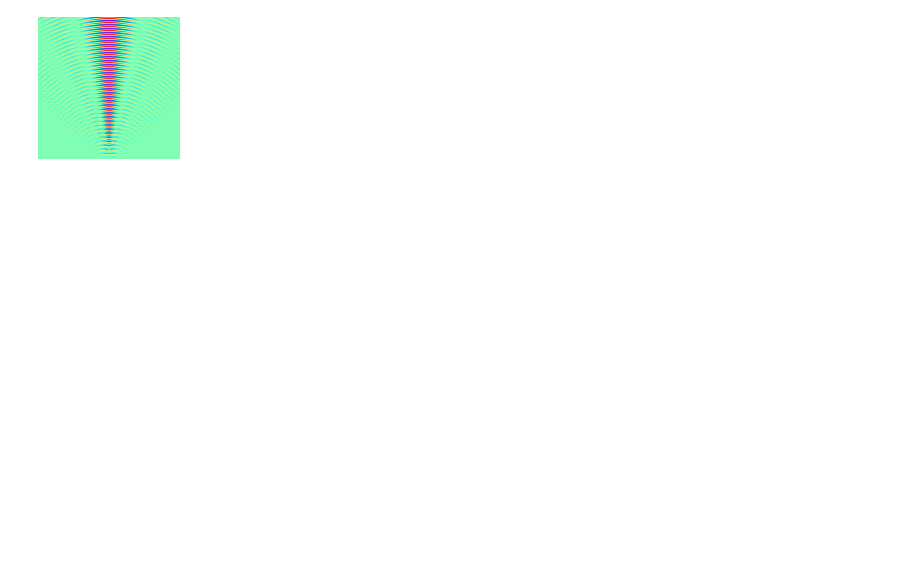
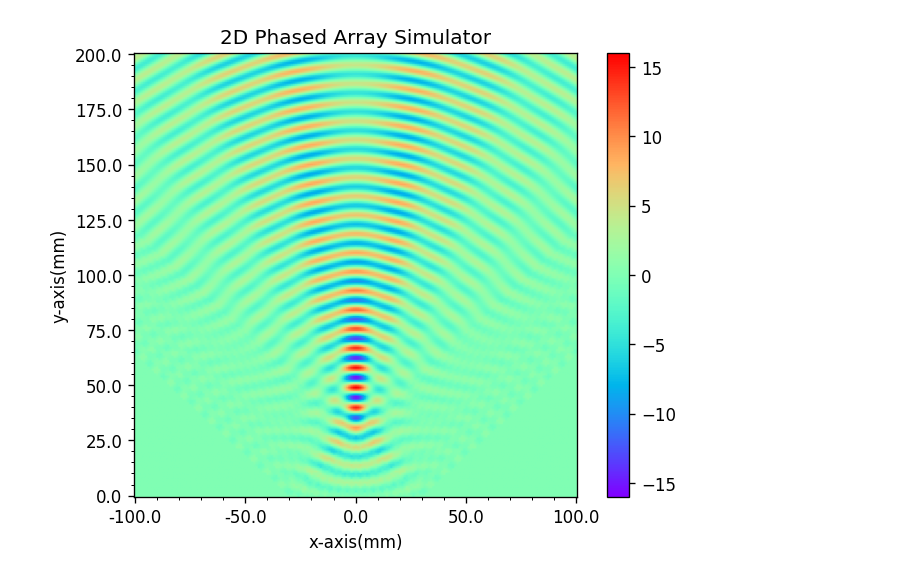
Before and after one commit to ShotaSasaki-HCU/Prog2kakushin, a Jupyter notebook: work2.ipynb, the cells around one changed output. Drawn from its saved outputs; the diff is of its cells as text; code cells hidden in the pictures; blank space fills up the shorter version.

```diff
--- a/work2.ipynb
+++ b/work2.ipynb
@@ -21,17 +21,25 @@ import matplotlib.ticker as ticker
 # range_x_L：x軸方向レンジ左(mm)
 # range_y_T：y軸方向レンジ上(mm)
 # range_y_B：y軸方向レンジ下(mm)
-# calc_width：計算幅(mm)
+# calc_width：計算幅(mm) # 波長の８分の１くらいを推奨
 
-def linear_phased_array(A=1, f=40000 * 3, v=340.29*1000, t=0, range_x_R=50, range_x_L=-50, range_y_T=100, range_y_B = 0, calc_width = (v / f) / 4):
-  print(calc_width)
+# tr_num：送信素子数（個）
+# tr_directivity：送信素子指向性(rad)
+# tr_clearance：送信素子間隔(mm) # 半波長以下を推奨
 
-  tr_num = 8 # 送信素子数（個）
-  tr_directivity = np.deg2rad(95) # 送信素子指向性(rad)
-  tr_clearance = (v / f) / 2 # 送信素子間隔(mm)
+# ビームフォーミングモード（デフォルト）
+# beam_direction：合成波の指向方向(rad)
+
+# 集束モード
+# use_convergent_mode：Trueで集束モードを有効化（デフォルト：False）
+# convergent_point：集束点の座標
+
+# ２次元配列の要素数に合わせた画像を保存する機能
+# matrix2image
+
+def linear_phased_array(A=1, f=40000, v=340.29*1000, t=0, range_x_R=100, range_x_L=-100, range_y_T=200, range_y_B=0, calc_width=1, tr_num=16, tr_directivity=np.deg2rad(95), tr_clearance=4, beam_direction=np.deg2rad(90), use_convergent_mode=False, convergent_point=(0,50)):
+  # 送信素子をx軸上に原点が中心となる様に配置する。それらの座標を計算してtr_x_coordに格納する。
   tr_x_coord = [] # 送信素子のx座標（y座標は0で固定）
-
-  # 送信素子をx軸上に原点が中心となる様に配置する。それらの座標を計算してtr_x_coordに格納する。
   if (tr_num % 2) == 1: # 送信素子数が奇数個のとき
     for n in range(0, tr_num):
       tr_x_coord.append(-((tr_num // 2) * tr_clearance) + (n * tr_clearance))
@@ -39,12 +47,9 @@ def linear_phased_array(A=1, f=40000 * 3, v=340.29*1000, t=0, range_x_R=50, rang
     for n in range(0, tr_num):
       tr_x_coord.append(-(((tr_num // 2) * tr_clearance) - (tr_clearance / 2)) + (n * tr_clearance))
 
-  # ビームフォーミングモード
-  beam_direction = np.deg2rad(90) # 合成波の指向方向(rad)
-
-  # 集束モード
-  convergent_point = (0, 100) # 集束点の座標
-  d_ini = np.linalg.norm(np.array([convergent_point[0], convergent_point[1]]) - np.array([tr_x_coord[0], 0])) # 左端の送信素子と集束点の距離
+  # 集束モードが有効の場合
+  if use_convergent_mode:
+    d_ini = np.linalg.norm(np.array([convergent_point[0], convergent_point[1]]) - np.array([tr_x_coord[0], 0])) # 左端の送信素子と集束点の距離
 
   # 指定されたレンジを満たす（必要最小限は超える）Numpy２次元配列を0埋めで作成する。
   sim_result = np.zeros((int(np.ceil((range_y_T - range_y_B) / calc_width) + 1), int(np.ceil((range_x_R - range_x_L) / calc_width) + 1)))
@@ -53,10 +58,13 @@ def linear_phased_array(A=1, f=40000 * 3, v=340.29*1000, t=0, range_x_R=50, rang
   calc_y = range_y_T # 計算するy座標を初期化
   row = 0 # 行インデックス初期化
   column = 0 # 列インデックス初期化
-  for num in range(0, tr_num): # 送信素子それぞれについて左端から順次計算していく。
-    # phase_diff = num * tr_clearance * np.sin(beam_direction - (np.pi / 2)) # 位相差（距離）（ビームフォーミングモード）
-    phase_diff = np.linalg.norm(np.array([convergent_point[0], convergent_point[1]]) - np.array([tr_x_coord[num], 0])) - d_ini # 位相差（距離）（集束モード）
-    while calc_y > (range_y_B - calc_width):
+  for num in range(0, tr_num): # 送信素子それぞれについて左端から順次計算
+    if not use_convergent_mode: # ビームフォーミングモード時の位相差計算
+      phase_diff = num * tr_clearance * np.sin(beam_direction - (np.pi / 2)) # 位相差（距離）（ビームフォーミングモード）
+    else: # 集束モード時の位相差計算
+      phase_diff = np.linalg.norm(np.array([convergent_point[0], convergent_point[1]]) - np.array([tr_x_coord[num], 0])) - d_ini # 位相差（距離）（集束モード）
+
+    while calc_y > (range_y_B - calc_width): # 計算範囲（sim_result）をインデックスの昇順に走査
       while calc_x < (range_x_R + calc_width):
         vec = np.array([calc_x, calc_y]) - np.array([tr_x_coord[num], 0]) # (計算座標) - (送信素子の座標)
         from_tr = np.arctan2(vec[0], vec[1]) # 送信素子から見た計算座標の向き（y軸が0(rad)で、時計回りが正・反時計回りが負となる。）
@@ -71,32 +79,32 @@ def linear_phased_array(A=1, f=40000 * 3, v=340.29*1000, t=0, range_x_R=50, rang
     calc_y = range_y_T # 計算するy座標を初期化
     row = 0 # 行インデックス初期化
 
-  # # ここからヒートマップの表示設定
-  # fig, ax = plt.subplots(figsize=(16, 9), dpi=120)
-  # im = ax.imshow(sim_result, cmap='rainbow', aspect='equal', vmin=-A*tr_num, vmax=A*tr_num)
-  # plt.colorbar(im)
-  # # x軸目盛りの設定
-  # ax.set_xticks(np.arange(0, sim_result.shape[1], 1))
-  # ax.set_xticklabels(np.linspace(range_x_L, range_x_L+(calc_width*(sim_result.shape[1]-1)), sim_result.shape[1]))
-  # ax.xaxis.set_major_locator(ticker.AutoLocator()) # 過剰に指定された目盛りを自動調整
-  # ax.xaxis.set_minor_locator(ticker.AutoMinorLocator()) # 副目盛りで主目盛りを自動補完
-  # # y軸目盛りの設定
-  # ax.set_yticks(np.arange(sim_result.shape[0]-1, 0-1, -1))
-  # ax.set_yticklabels(np.linspace(range_y_T-(calc_width*(sim_result.shape[0]-1)), range_y_T, sim_result.shape[0]))
-  # ax.yaxis.set_major_locator(ticker.AutoLocator()) # 過剰に指定された目盛りを自動調整
-  # ax.yaxis.set_minor_locator(ticker.AutoMinorLocator()) # 副目盛りで主目盛りを自動補完
-  # # タイトル・軸ラベルの設定
-  # ax.set_title('2D Phased Array Simulator')
-  # ax.set_xlabel('x-axis(mm)')
-  # ax.set_ylabel('y-axis(mm)')
-  # plt.show()
+  # ここからヒートマップの表示設定
+  fig, ax = plt.subplots(figsize=(6.4, 4.8), dpi=120)
+  im = ax.imshow(sim_result, cmap='rainbow', aspect='equal', vmin=-A*tr_num, vmax=A*tr_num)
+  plt.colorbar(im)
+  # x軸目盛りの設定
+  ax.set_xticks(np.arange(0, sim_result.shape[1], 1))
+  ax.set_xticklabels(np.linspace(range_x_L, range_x_L+(calc_width*(sim_result.shape[1]-1)), sim_result.shape[1]))
+  ax.xaxis.set_major_locator(ticker.AutoLocator()) # 過剰に指定された目盛りを自動調整
+  ax.xaxis.set_minor_locator(ticker.AutoMinorLocator()) # 副目盛りで主目盛りを自動補完
+  # y軸目盛りの設定
+  ax.set_yticks(np.arange(sim_result.shape[0]-1, 0-1, -1))
+  ax.set_yticklabels(np.linspace(range_y_T-(calc_width*(sim_result.shape[0]-1)), range_y_T, sim_result.shape[0]))
+  ax.yaxis.set_major_locator(ticker.AutoLocator()) # 過剰に指定された目盛りを自動調整
+  ax.yaxis.set_minor_locator(ticker.AutoMinorLocator()) # 副目盛りで主目盛りを自動補完
+  # タイトル・軸ラベルの設定
+  ax.set_title('2D Phased Array Simulator')
+  ax.set_xlabel('x-axis(mm)')
+  ax.set_ylabel('y-axis(mm)')
+  plt.show()
 
-  fig, ax = plt.subplots(figsize=sim_result.shape[::-1], dpi=1, tight_layout=True)
-  ax.imshow(sim_result, cmap='rainbow', aspect='equal', vmin=-A*tr_num, vmax=A*tr_num)
-  ax.axis('off')
-  plt.savefig('image.png', dpi=1)
+  # fig, ax = plt.subplots(figsize=sim_result.shape[::-1], dpi=1, tight_layout=True)
+  # ax.imshow(sim_result, cmap='rainbow', aspect='equal', vmin=-A*tr_num, vmax=A*tr_num)
+  # ax.axis('off')
+  # plt.savefig('image.png', dpi=1)
 
   return
 
-linear_phased_array()
+linear_phased_array(use_convergent_mode=True)
 # %% [output]
@@ -104 +111 @@ linear_phased_array()
-[figure, old version]
+[figure, new version]
```
Also changed, not shown: parts of 1 cell of this notebook.
